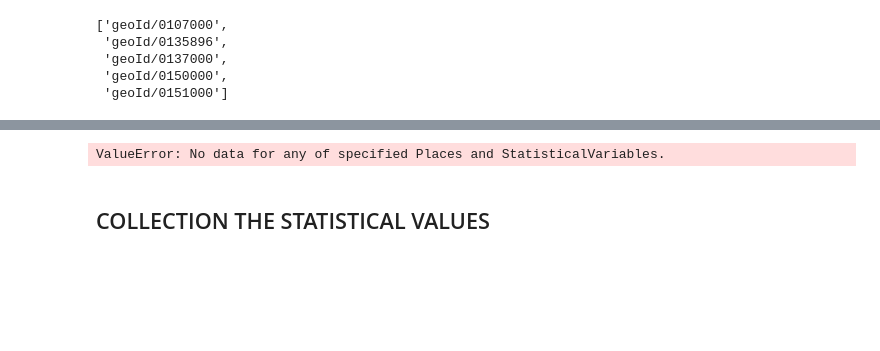
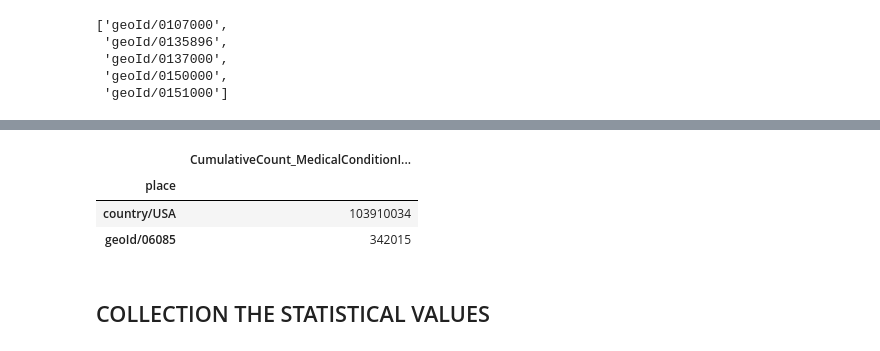
Before and after one commit to Athe-kunal/DataCommons-LLM-Agent, a Jupyter notebook: Data-Collection.ipynb, the cells around one changed output, grey strips where cells are left out. Saved outputs shown, nothing was run; the diff lists cells and outputs as text; code cells hidden in the pictures; blank space fills up the shorter version.

```diff
--- a/Data-Collection.ipynb
+++ b/Data-Collection.ipynb
@@ -31,6 +51,9 @@ data.head(5)
 # %%
-dc.build_multivariate_dataframe(["country/USA", "geoId/1714000", "geoId/06085"],["CDC_PalmerDroughtSeverityIndex", "CumulativeCount_MedicalConditionIncident_COVID_19_ConfirmedOrProbableCase"])
+dc.build_multivariate_dataframe(["country/USA", "geoId/1714000", "geoId/06085"],["CumulativeCount_MedicalConditionIncident_COVID_19_ConfirmedOrProbableCase"])
 # %% [output]
-ValueError: No data for any of specified Places and StatisticalVariables.
+|  | CumulativeCount_MedicalConditionI... |
+| place |  |
+| country/USA | 103910034 |
+| geoId/06085 | 342015 |
 # %% [markdown]
 ## COLLECTION THE STATISTICAL VALUES
```
Also changed, not shown: parts of 6 cells of this notebook.
